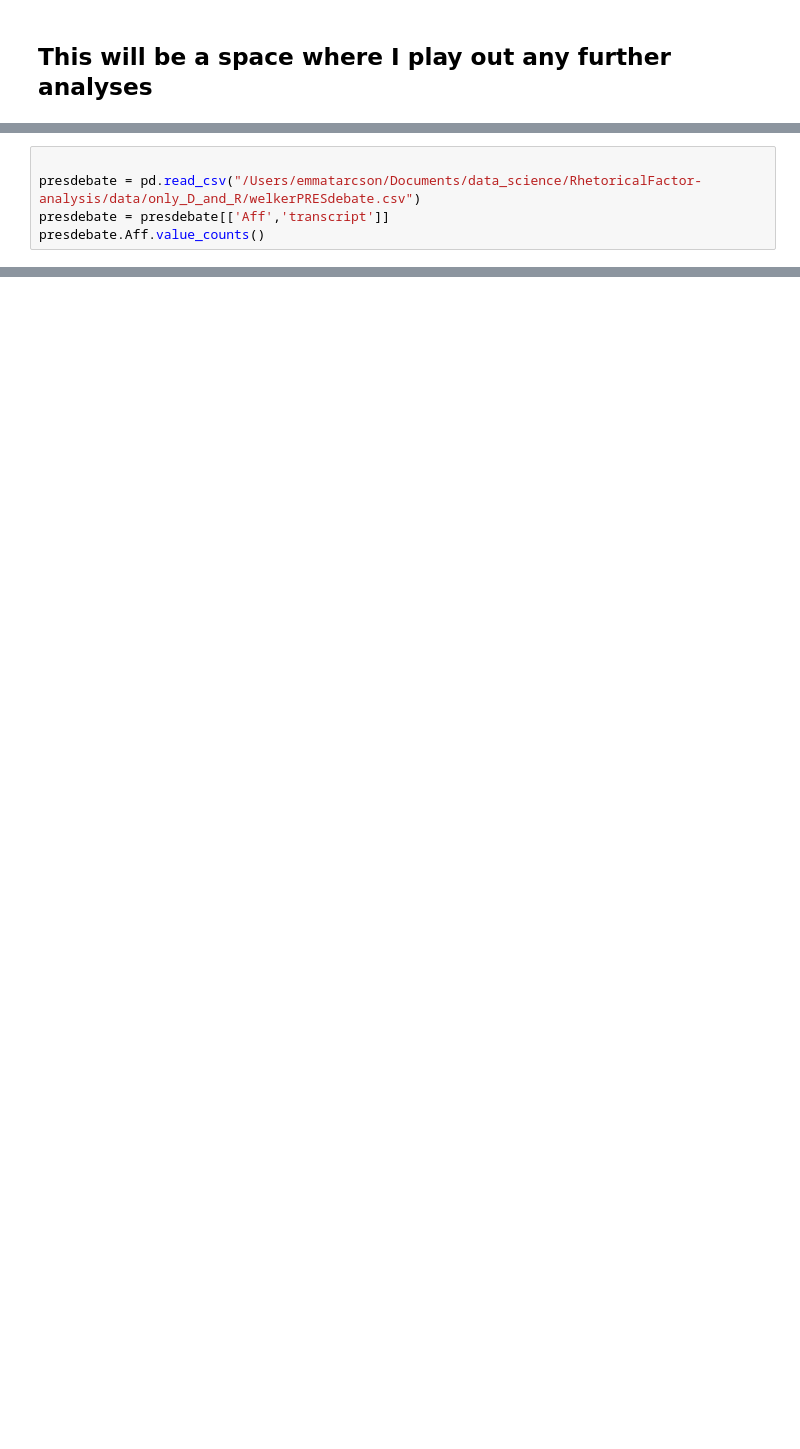
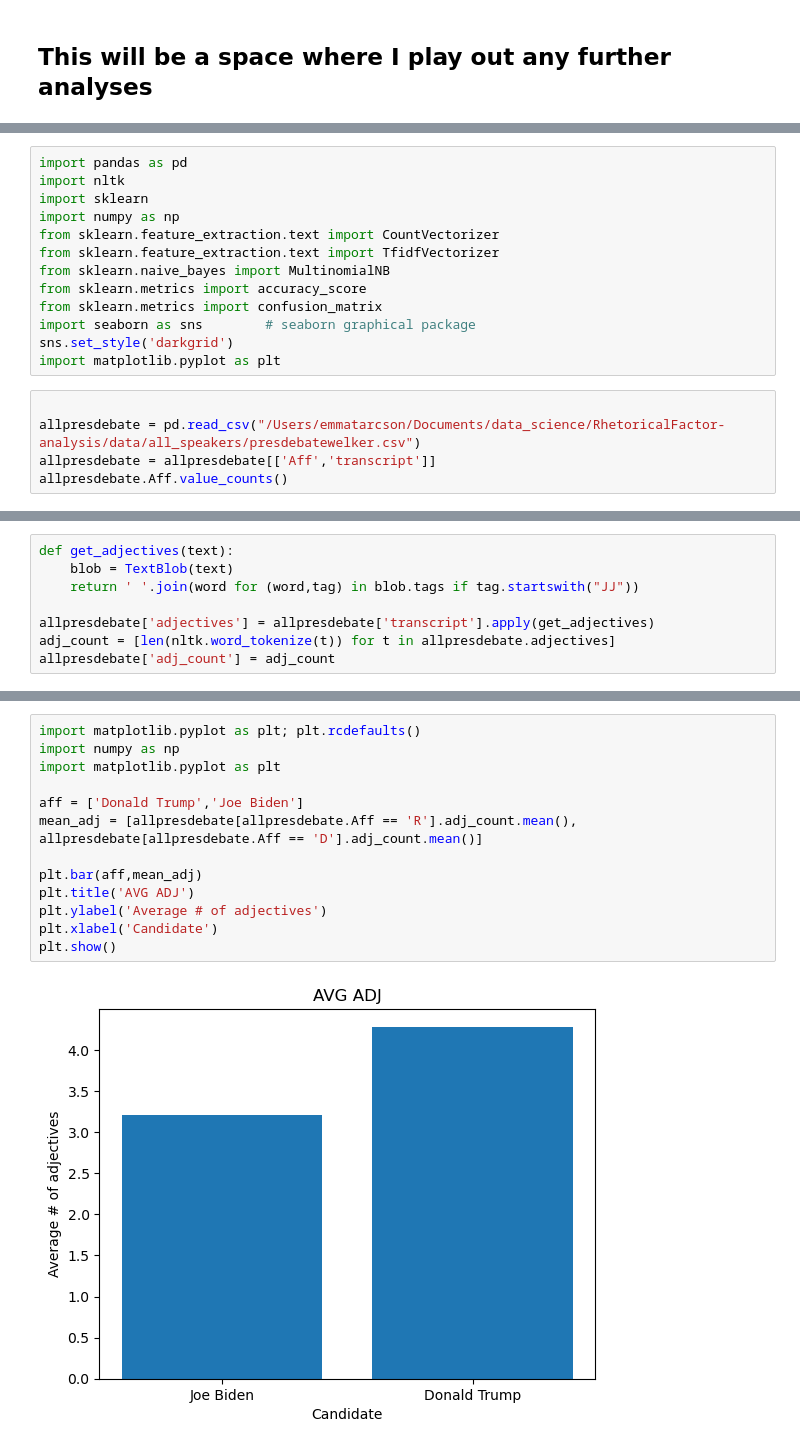
Before and after one commit to Data-Science-for-Linguists-2021/PoliticalRhetoric-analysis, a Jupyter notebook: analysis_notebooks/extra_analysis.ipynb, the cells around one changed output, grey strips where cells are left out. Cells and saved outputs as stored; diff of their text form; blank space fills up the shorter version.

Commit message:
extra

```diff
--- a/analysis_notebooks/extra_analysis.ipynb
+++ b/analysis_notebooks/extra_analysis.ipynb
@@ -5,6 +3,19 @@ import pandas as pd
+# %%
+import pandas as pd
+import nltk
+import sklearn
+import numpy as np
+from sklearn.feature_extraction.text import CountVectorizer
+from sklearn.feature_extraction.text import TfidfVectorizer
+from sklearn.naive_bayes import MultinomialNB
+from sklearn.metrics import accuracy_score
+from sklearn.metrics import confusion_matrix
+import seaborn as sns        # seaborn graphical package
+sns.set_style('darkgrid')
+import matplotlib.pyplot as plt
 # %%
 
-presdebate = pd.read_csv("/Users/emmatarcson/Documents/data_science/RhetoricalFactor-analysis/data/only_D_and_R/welkerPRESdebate.csv")
-presdebate = presdebate[['Aff','transcript']]
-presdebate.Aff.value_counts()
+allpresdebate = pd.read_csv("/Users/emmatarcson/Documents/data_science/RhetoricalFactor-analysis/data/all_speakers/presdebatewelker.csv")
+allpresdebate = allpresdebate[['Aff','transcript']]
+allpresdebate.Aff.value_counts()
 # %% [output]
@@ -26,0 +45,8 @@ ModuleNotFoundError: No module named 'textblob'
+# %%
+def get_adjectives(text):
+    blob = TextBlob(text)
+    return ' '.join(word for (word,tag) in blob.tags if tag.startswith("JJ"))
+
+allpresdebate['adjectives'] = allpresdebate['transcript'].apply(get_adjectives)
+adj_count = [len(nltk.word_tokenize(t)) for t in allpresdebate.adjectives]
+allpresdebate['adj_count'] = adj_count
@@ -26,0 +73,15 @@ ModuleNotFoundError: No module named 'textblob'
+# %%
+import matplotlib.pyplot as plt; plt.rcdefaults()
+import numpy as np
+import matplotlib.pyplot as plt
+
+aff = ['Donald Trump','Joe Biden']
+mean_adj = [allpresdebate[allpresdebate.Aff == 'R'].adj_count.mean(), allpresdebate[allpresdebate.Aff == 'D'].adj_count.mean()]
+
+plt.bar(aff,mean_adj)
+plt.title('AVG ADJ')
+plt.ylabel('Average # of adjectives')
+plt.xlabel('Candidate')
+plt.show()
+# %% [output]
+[figure, added]
```
Also changed, not shown: parts of 30 cells of this notebook, 1 other file.
